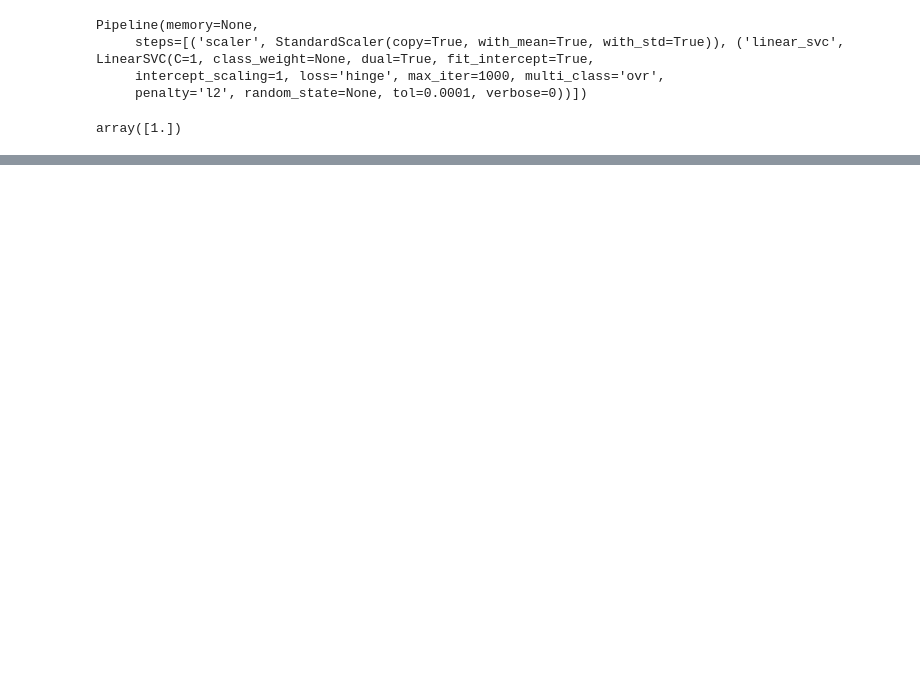
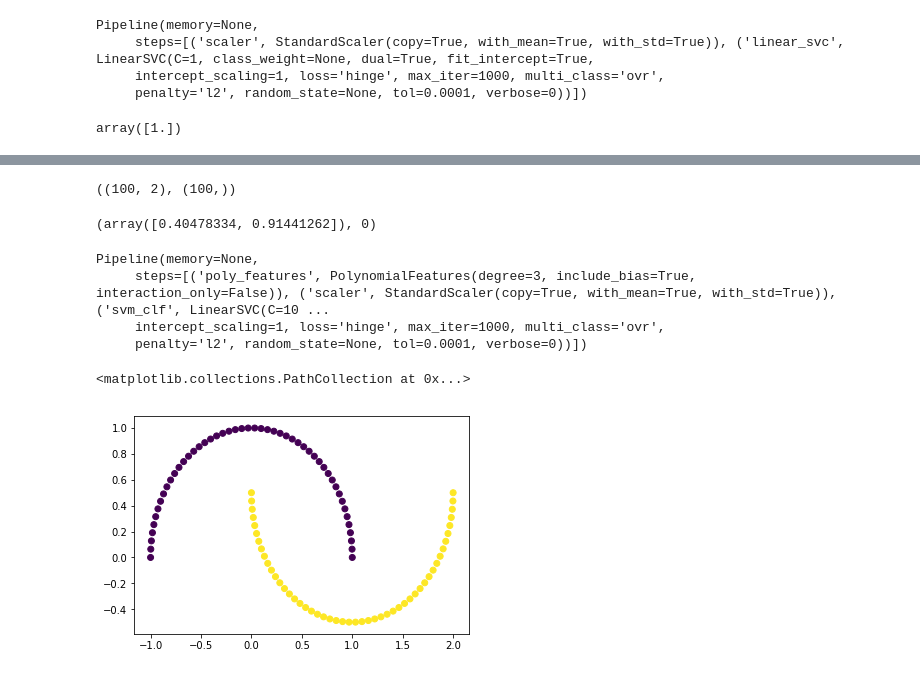
Before and after one commit to dominikstraessle/handson-ml, a Jupyter notebook: 05_support_vector_machines_summary.ipynb, the cells around one changed output, grey strips where cells are left out. Saved outputs shown, nothing was run; the diff lists cells and outputs as text; code cells hidden in the pictures; blank space fills up the shorter version.

```diff
--- a/05_support_vector_machines_summary.ipynb
+++ b/05_support_vector_machines_summary.ipynb
@@ -57,0 +110,23 @@ array([1.])
+# %%
+X, y = make_moons()
+# %%
+X.shape, y.shape
+# %% [output]
+((100, 2), (100,))
+# %%
+X[48], y[48]
+# %% [output]
+(array([0.40478334, 0.91441262]), 0)
+# %%
+polynomial_svm = Pipeline([
+    ('poly_features', PolynomialFeatures(degree=3)),
+    ('scaler', StandardScaler()),
+    ('svm_clf', LinearSVC(C=10, loss='hinge'))
+])
+# %%
+polynomial_svm.fit(X, y)
+# %% [output]
+Pipeline(memory=None,
+     steps=[('poly_features', PolynomialFeatures(degree=3, include_bias=True, interaction_only=False)), ('scaler', StandardScaler(copy=True, with_mean=True, with_std=True)), ('svm_clf', LinearSVC(C=10 ...
+     intercept_scaling=1, loss='hinge', max_iter=1000, multi_class='ovr',
+     penalty='l2', random_state=None, tol=0.0001, verbose=0))])
@@ -57,0 +136,5 @@ array([1.])
+# %%
+plt.scatter(X[:,0], X[:,1], c=y)
+# %% [output]
+<matplotlib.collections.PathCollection at 0x...>
+[figure, added]
```
Also changed, not shown: parts of 32 cells of this notebook.
